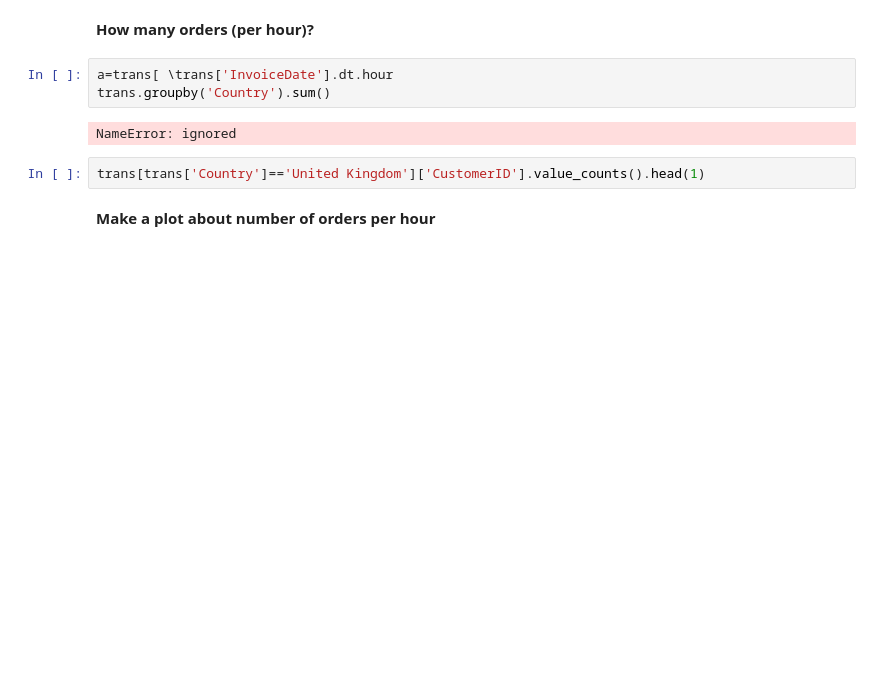
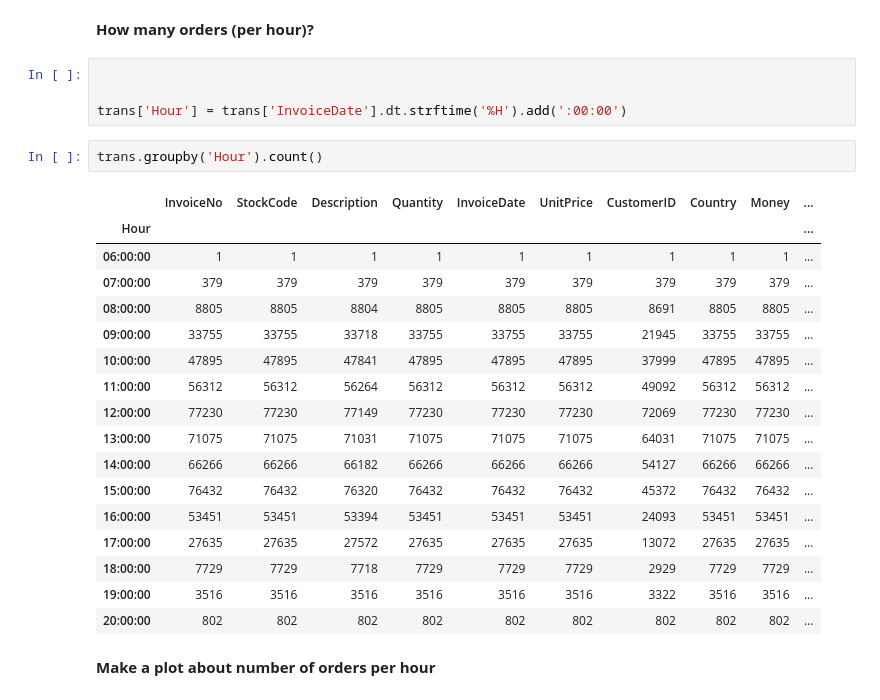
Before and after one commit to kvt0012/ex_DS_w3, a Jupyter notebook: Copy_of_Assignment_3_EDA.ipynb, the cells around one changed output. Saved outputs shown, nothing was run; the diff lists cells and outputs as text; blank space fills up the shorter version.

```diff
--- a/Copy_of_Assignment_3_EDA.ipynb
+++ b/Copy_of_Assignment_3_EDA.ipynb
@@ -239,12 +239,29 @@ trans.groupby(a).sum().sort_values("Money", ascending=False).head(1)
 | 2011 | 5298663 | 1.871543e+06 | 5.679734e+09 | 9.842938e+06 |
 # %% [markdown]
 **How many orders (per hour)?**
-# %%
-a=trans[ \trans['InvoiceDate'].dt.hour
-trans.groupby('Country').sum()
-# %% [output]
-NameError: ignored
-# %%
-trans[trans['Country']=='United Kingdom']['CustomerID'].value_counts().head(1)
+# %%
+
+
+trans['Hour'] = trans['InvoiceDate'].dt.strftime('%H').add(':00:00')
+# %%
+trans.groupby('Hour').count()
+# %% [output]
+|  | InvoiceNo | StockCode | Description | Quantity | InvoiceDate | UnitPrice | CustomerID | Country | Money | ... |
+| Hour |  |  |  |  |  |  |  |  |  | ... |
+| 06:00:00 | 1 | 1 | 1 | 1 | 1 | 1 | 1 | 1 | 1 | ... |
+| 07:00:00 | 379 | 379 | 379 | 379 | 379 | 379 | 379 | 379 | 379 | ... |
+| 08:00:00 | 8805 | 8805 | 8804 | 8805 | 8805 | 8805 | 8691 | 8805 | 8805 | ... |
+| 09:00:00 | 33755 | 33755 | 33718 | 33755 | 33755 | 33755 | 21945 | 33755 | 33755 | ... |
+| 10:00:00 | 47895 | 47895 | 47841 | 47895 | 47895 | 47895 | 37999 | 47895 | 47895 | ... |
+| 11:00:00 | 56312 | 56312 | 56264 | 56312 | 56312 | 56312 | 49092 | 56312 | 56312 | ... |
+| 12:00:00 | 77230 | 77230 | 77149 | 77230 | 77230 | 77230 | 72069 | 77230 | 77230 | ... |
+| 13:00:00 | 71075 | 71075 | 71031 | 71075 | 71075 | 71075 | 64031 | 71075 | 71075 | ... |
+| 14:00:00 | 66266 | 66266 | 66182 | 66266 | 66266 | 66266 | 54127 | 66266 | 66266 | ... |
+| 15:00:00 | 76432 | 76432 | 76320 | 76432 | 76432 | 76432 | 45372 | 76432 | 76432 | ... |
+| 16:00:00 | 53451 | 53451 | 53394 | 53451 | 53451 | 53451 | 24093 | 53451 | 53451 | ... |
+| 17:00:00 | 27635 | 27635 | 27572 | 27635 | 27635 | 27635 | 13072 | 27635 | 27635 | ... |
+| 18:00:00 | 7729 | 7729 | 7718 | 7729 | 7729 | 7729 | 2929 | 7729 | 7729 | ... |
+| 19:00:00 | 3516 | 3516 | 3516 | 3516 | 3516 | 3516 | 3322 | 3516 | 3516 | ... |
+| 20:00:00 | 802 | 802 | 802 | 802 | 802 | 802 | 802 | 802 | 802 | ... |
 # %% [markdown]
 **Make a plot about number of orders per hour**
```
Also changed, not shown: parts of 4 cells of this notebook.
